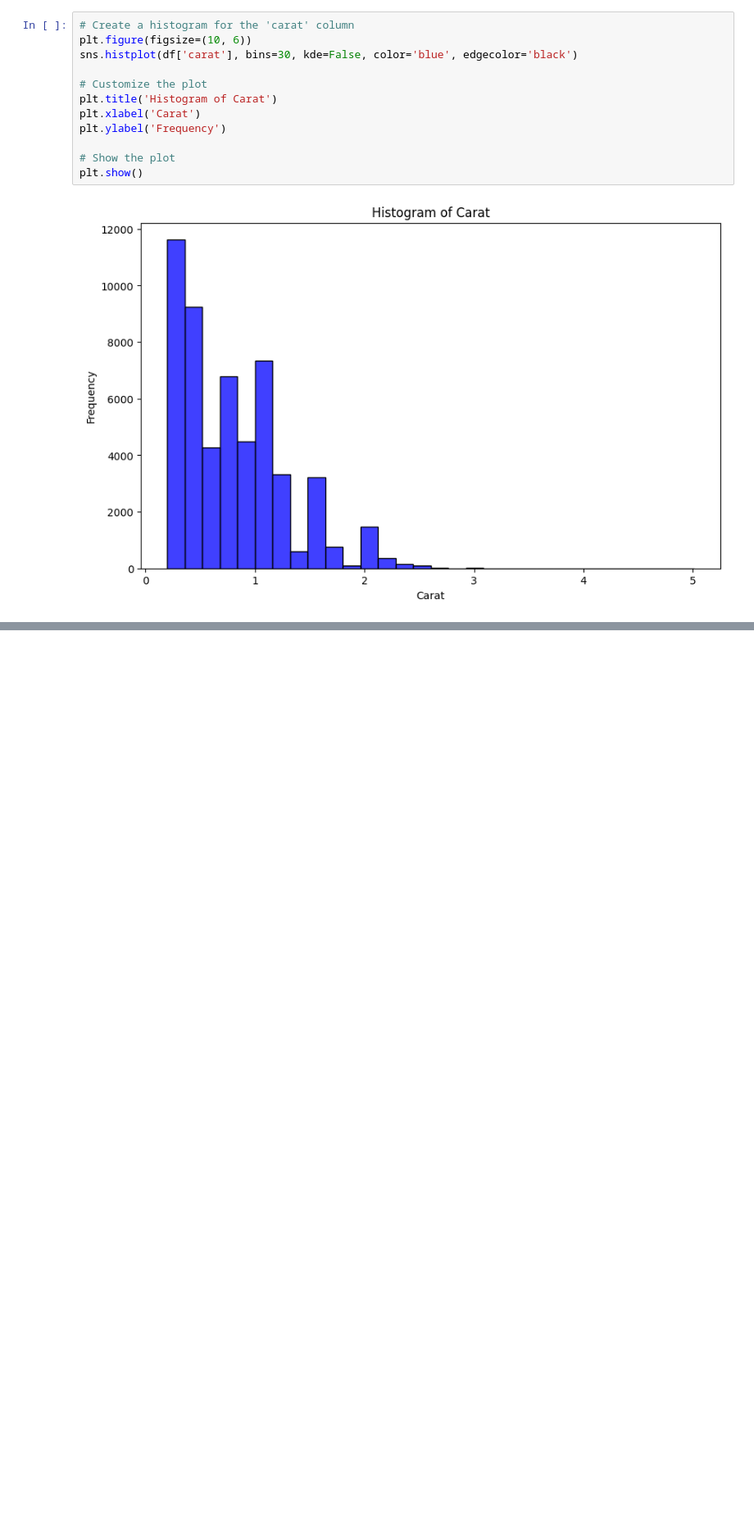
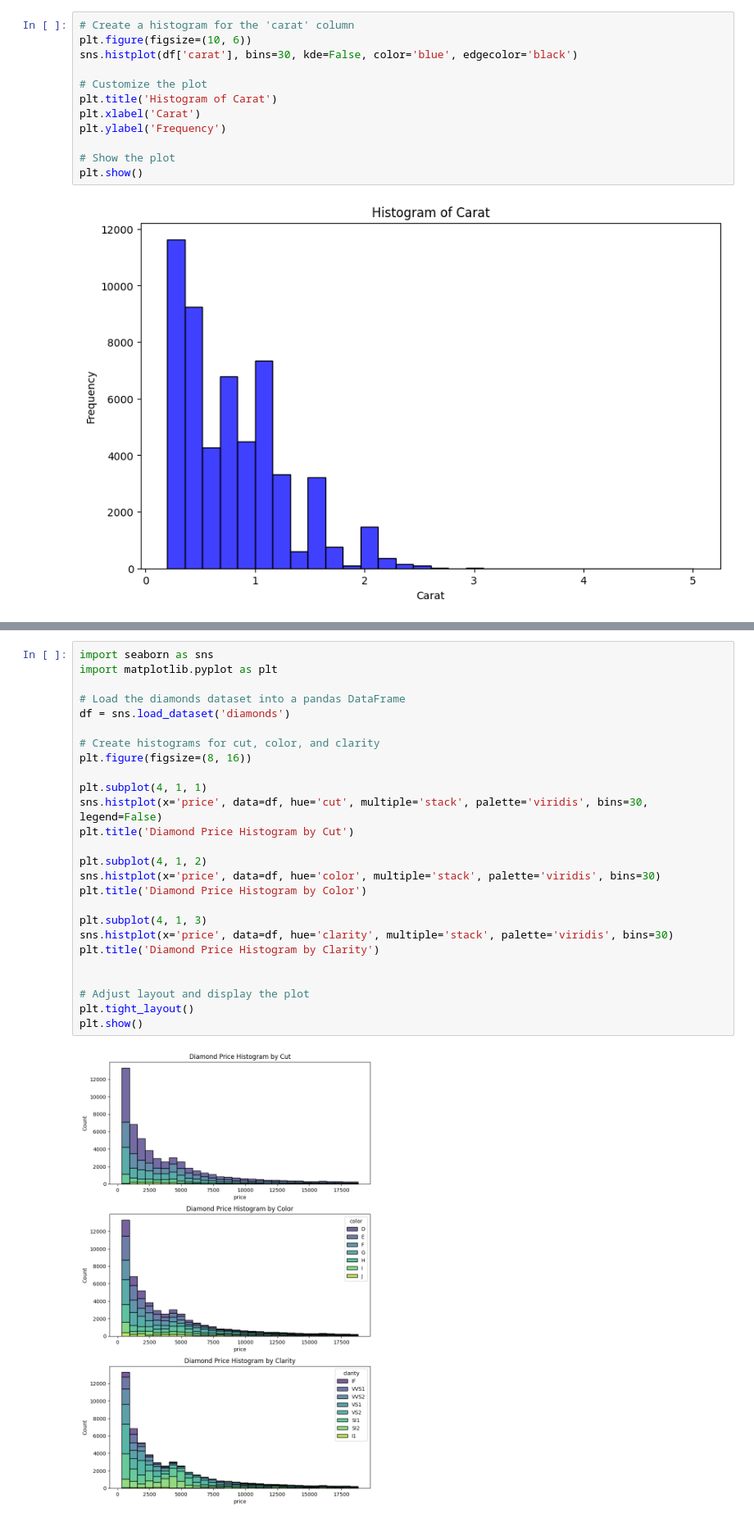
Before and after one commit to S572396/datafun-06-eda, a Jupyter notebook: sandraruiz_eda.ipynb/Untitled.ipynb, the cells around one changed output, grey strips where cells are left out. Shown at 82% size. Cells and saved outputs as stored; diff of their text form; blank space fills up the shorter version.

```diff
--- a/sandraruiz_eda.ipynb/Untitled.ipynb
+++ b/sandraruiz_eda.ipynb/Untitled.ipynb
@@ -124,0 +262,28 @@ plt.show()
+# %%
+import seaborn as sns
+import matplotlib.pyplot as plt
+
+# Load the diamonds dataset into a pandas DataFrame
+df = sns.load_dataset('diamonds')
+
+# Create histograms for cut, color, and clarity
+plt.figure(figsize=(8, 16))
+
+plt.subplot(4, 1, 1)
+sns.histplot(x='price', data=df, hue='cut', multiple='stack', palette='viridis', bins=30, legend=False)
+plt.title('Diamond Price Histogram by Cut')
+
+plt.subplot(4, 1, 2)
+sns.histplot(x='price', data=df, hue='color', multiple='stack', palette='viridis', bins=30)
+plt.title('Diamond Price Histogram by Color')
+
+plt.subplot(4, 1, 3)
+sns.histplot(x='price', data=df, hue='clarity', multiple='stack', palette='viridis', bins=30)
+plt.title('Diamond Price Histogram by Clarity')
+
+
+# Adjust layout and display the plot
+plt.tight_layout()
+plt.show()
+# %% [output]
+[figure, added]
```
Also changed, not shown: parts of 17 cells of this notebook, 3 other files.
